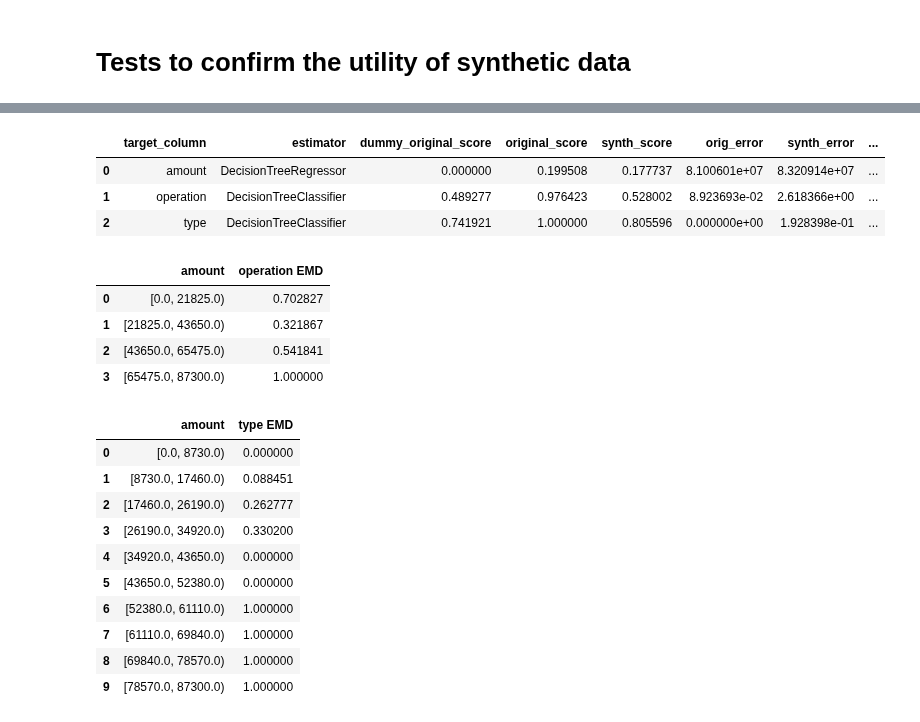
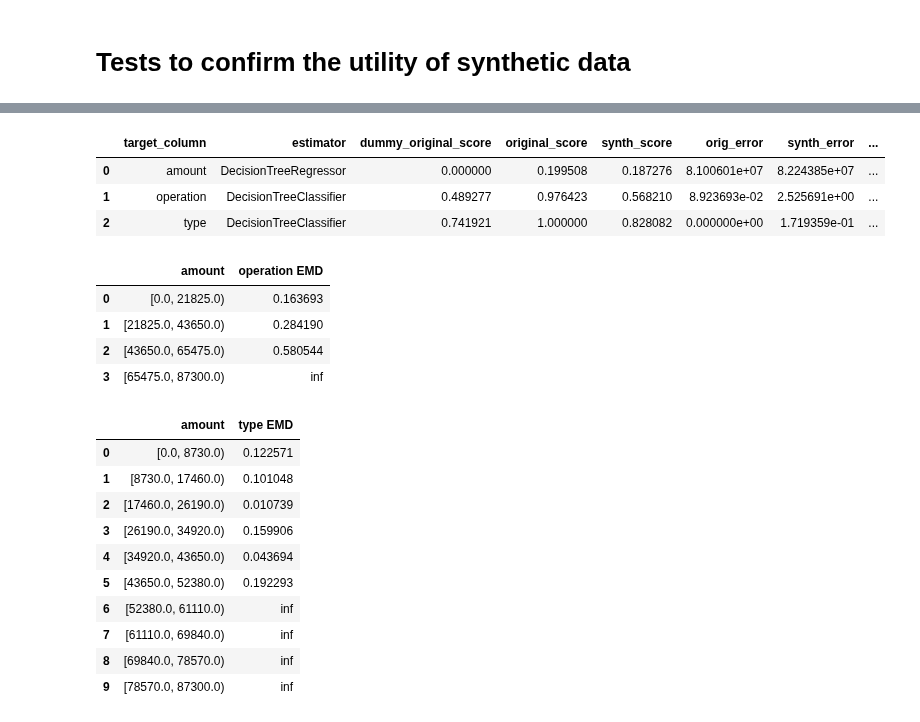
Before and after one commit to synthesized-io/insight, a Jupyter notebook: examples/new_transaction_demo.ipynb, the cells around one changed output, grey strips where cells are left out. Drawn from its saved outputs; the diff is of its cells as text; code cells hidden in the pictures.

Commit message:
Support for categorical variables in marginal distributions test

```diff
--- a/examples/new_transaction_demo.ipynb
+++ b/examples/new_transaction_demo.ipynb
@@ -156,34 +165,35 @@ from sklearn.tree import DecisionTreeClassifier, DecisionTreeRegressor
 # %%
-testing = Testing(data, test, synthesized)
+testing = Testing(data, test, synthesized, schema={
+    'type': ColumnType.CATEGORICAL,
+    'operation': ColumnType.CATEGORICAL,
+    'amount': ColumnType.CONTINUOUS,
+})
 # %%
-testing.estimate_utility(
-    continuous_columns=['amount'],  categorical_columns=['type', 'operation'],
-    classifier=DecisionTreeClassifier(), regressor=DecisionTreeRegressor()
-)
+testing.estimate_utility(classifier=DecisionTreeClassifier(), regressor=DecisionTreeRegressor())
 # %% [output]
 |  | target_column | estimator | dummy_original_score | original_score | synth_score | orig_error | synth_error | ... |
-| 0 | amount | DecisionTreeRegressor | 0.000000 | 0.199508 | 0.177737 | 8.100601e+07 | 8.320914e+07 | ... |
-| 1 | operation | DecisionTreeClassifier | 0.489277 | 0.976423 | 0.528002 | 8.923693e-02 | 2.618366e+00 | ... |
-| 2 | type | DecisionTreeClassifier | 0.741921 | 1.000000 | 0.805596 | 0.000000e+00 | 1.928398e-01 | ... |
+| 0 | amount | DecisionTreeRegressor | 0.000000 | 0.199508 | 0.187276 | 8.100601e+07 | 8.224385e+07 | ... |
+| 1 | operation | DecisionTreeClassifier | 0.489277 | 0.976423 | 0.568210 | 8.923693e-02 | 2.525691e+00 | ... |
+| 2 | type | DecisionTreeClassifier | 0.741921 | 1.000000 | 0.828082 | 0.000000e+00 | 1.719359e-01 | ... |
 # %%
-testing.compare_marginal_distributions(target_column='operation', filter_column='amount')
+testing.compare_marginal_distributions(target_column='operation', conditional_column='amount')
 # %% [output]
 |  | amount | operation EMD |
-| 0 | [0.0, 21825.0) | 0.702827 |
-| 1 | [21825.0, 43650.0) | 0.321867 |
-| 2 | [43650.0, 65475.0) | 0.541841 |
-| 3 | [65475.0, 87300.0) | 1.000000 |
+| 0 | [0.0, 21825.0) | 0.163693 |
+| 1 | [21825.0, 43650.0) | 0.284190 |
+| 2 | [43650.0, 65475.0) | 0.580544 |
+| 3 | [65475.0, 87300.0) | inf |
 # %%
-testing.compare_marginal_distributions(target_column='type', filter_column='amount', bins=10)
+testing.compare_marginal_distributions(target_column='type', conditional_column='amount', bins=10)
 # %% [output]
 |  | amount | type EMD |
-| 0 | [0.0, 8730.0) | 0.000000 |
-| 1 | [8730.0, 17460.0) | 0.088451 |
-| 2 | [17460.0, 26190.0) | 0.262777 |
-| 3 | [26190.0, 34920.0) | 0.330200 |
-| 4 | [34920.0, 43650.0) | 0.000000 |
-| 5 | [43650.0, 52380.0) | 0.000000 |
-| 6 | [52380.0, 61110.0) | 1.000000 |
-| 7 | [61110.0, 69840.0) | 1.000000 |
-| 8 | [69840.0, 78570.0) | 1.000000 |
-| 9 | [78570.0, 87300.0) | 1.000000 |
+| 0 | [0.0, 8730.0) | 0.122571 |
+| 1 | [8730.0, 17460.0) | 0.101048 |
+| 2 | [17460.0, 26190.0) | 0.010739 |
+| 3 | [26190.0, 34920.0) | 0.159906 |
+| 4 | [34920.0, 43650.0) | 0.043694 |
+| 5 | [43650.0, 52380.0) | 0.192293 |
+| 6 | [52380.0, 61110.0) | inf |
+| 7 | [61110.0, 69840.0) | inf |
+| 8 | [69840.0, 78570.0) | inf |
+| 9 | [78570.0, 87300.0) | inf |
```
Also changed, not shown: parts of 7 cells of this notebook, 1 other file.
